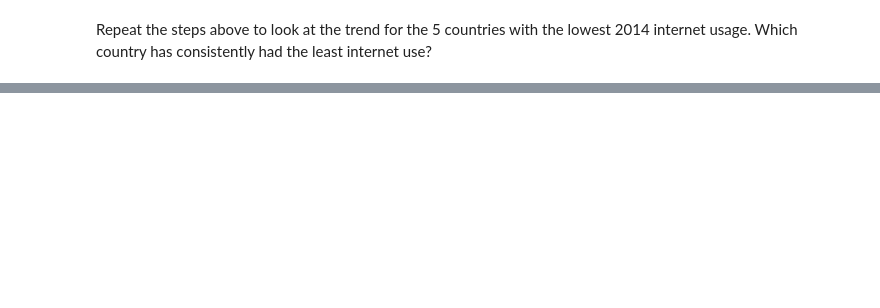
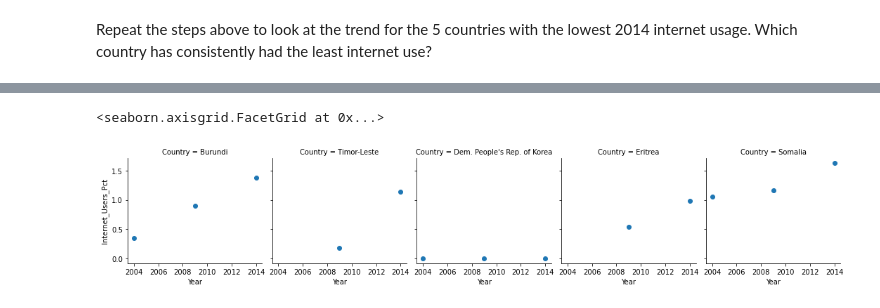
Before and after one commit to NSS-Data-Analytics-Cohort-7/gdp-and-internet-usage-RobertRLunn, a Jupyter notebook: Notebook/gdpworkbook.ipynb, the cells around one changed output, grey strips where cells are left out. Cells and saved outputs as stored; diff of their text form; code cells hidden in the pictures; blank space fills up the shorter version.

```diff
--- a/Notebook/gdpworkbook.ipynb
+++ b/Notebook/gdpworkbook.ipynb
@@ -413,0 +443,6 @@ Repeat the steps above to look at the trend for the 5 countries with the lowest
+# %%
+graph2 = sns.FacetGrid(bottom_5_internet, col='Country')
+graph2.map(plt.scatter, "Year", "Internet_Users_Pct")
+# %% [output]
+<seaborn.axisgrid.FacetGrid at 0x...>
+[figure, added]
```
Also changed, not shown: parts of 9 cells of this notebook.
